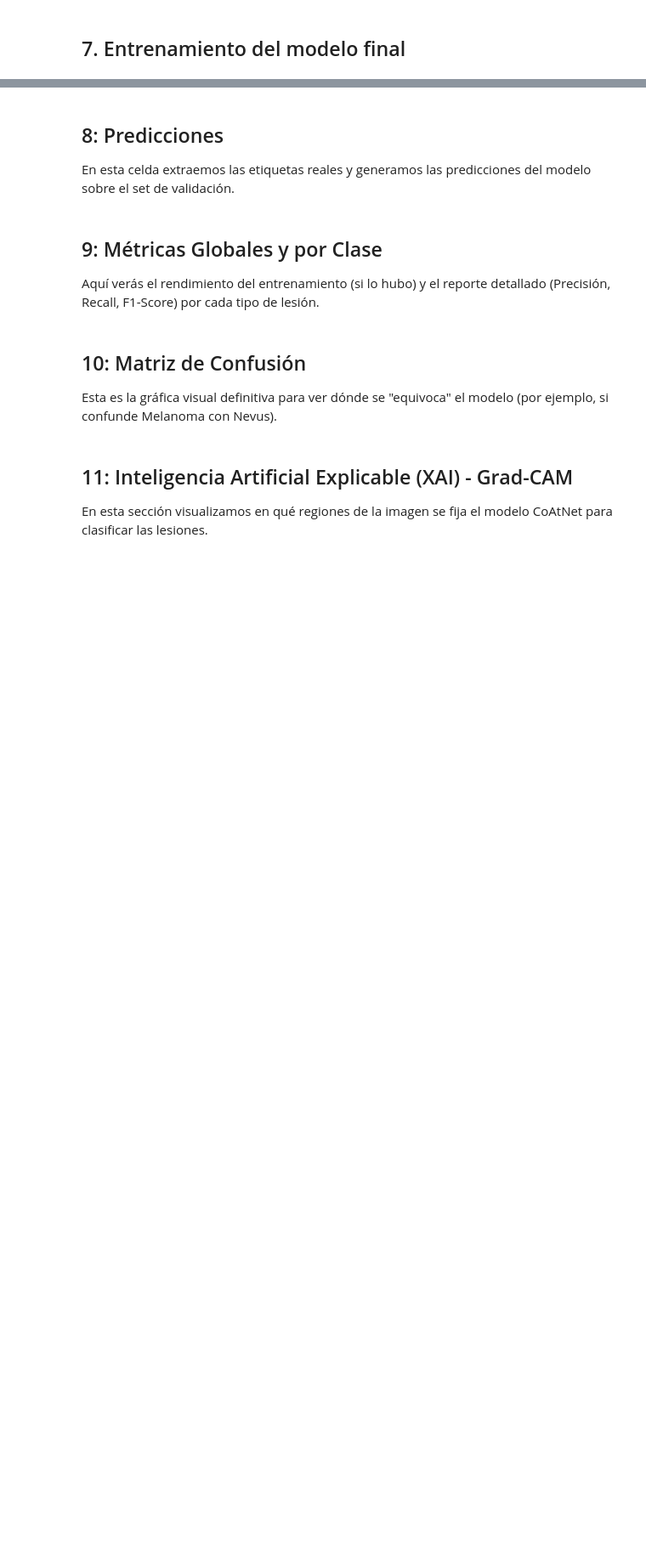
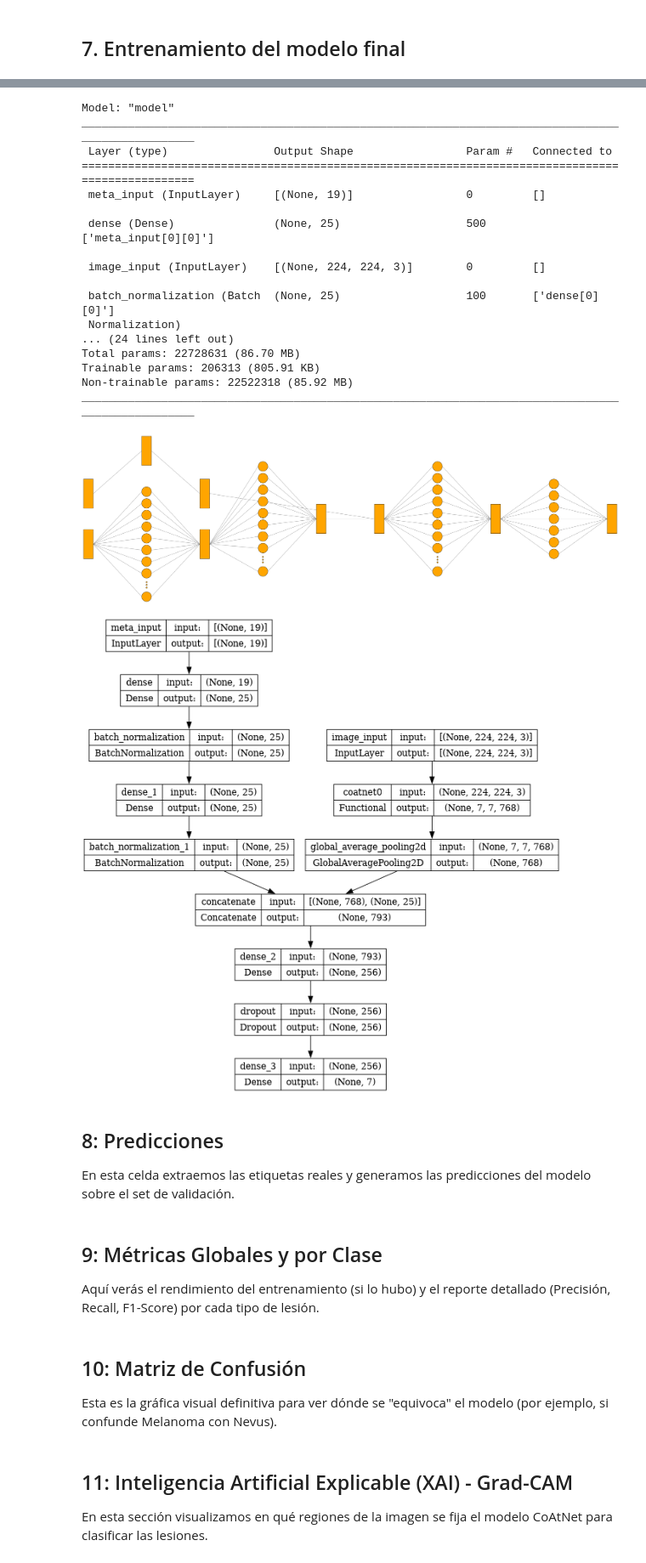
Before and after one commit to Herraiz/TFM, a Jupyter notebook: implementation_jesus.ipynb, the cells around one changed output, grey strips where cells are left out. Shown at 85% size. Drawn from its saved outputs; the diff is of its cells as text; code cells hidden in the pictures; blank space fills up the shorter version.

Commit message:
Added a display to ensure the output is always visible

```diff
--- a/implementation_jesus.ipynb
+++ b/implementation_jesus.ipynb
@@ -910,3 +1095,28 @@ else:
+# %%
+final_model.summary()
+visualkeras.graph_view(final_model)
+display(visualkeras.graph_view(final_model))
+plot_model(final_model, show_shapes=True, dpi=60, show_layer_names=True, rankdir='TB', to_file='modelo_hibrido.png')
+# %% [output]
+Model: "model"
+__________________________________________________________________________________________________
+ Layer (type)                Output Shape                 Param #   Connected to
+==================================================================================================
+ meta_input (InputLayer)     [(None, 19)]                 0         []
+
+ dense (Dense)               (None, 25)                   500       ['meta_input[0][0]']
+
+ image_input (InputLayer)    [(None, 224, 224, 3)]        0         []
+
+ batch_normalization (Batch  (None, 25)                   100       ['dense[0][0]']
+ Normalization)
+... (24 lines left out)
+Total params: 22728631 (86.70 MB)
+Trainable params: 206313 (805.91 KB)
+Non-trainable params: 22522318 (85.92 MB)
+__________________________________________________________________________________________________
+[figure, added]
+[figure, added]
 # %% [markdown]
 ## 8: Predicciones
 En esta celda extraemos las etiquetas reales y generamos las predicciones del modelo sobre el set de validación.
```
Also changed, not shown: parts of 17 cells of this notebook.
